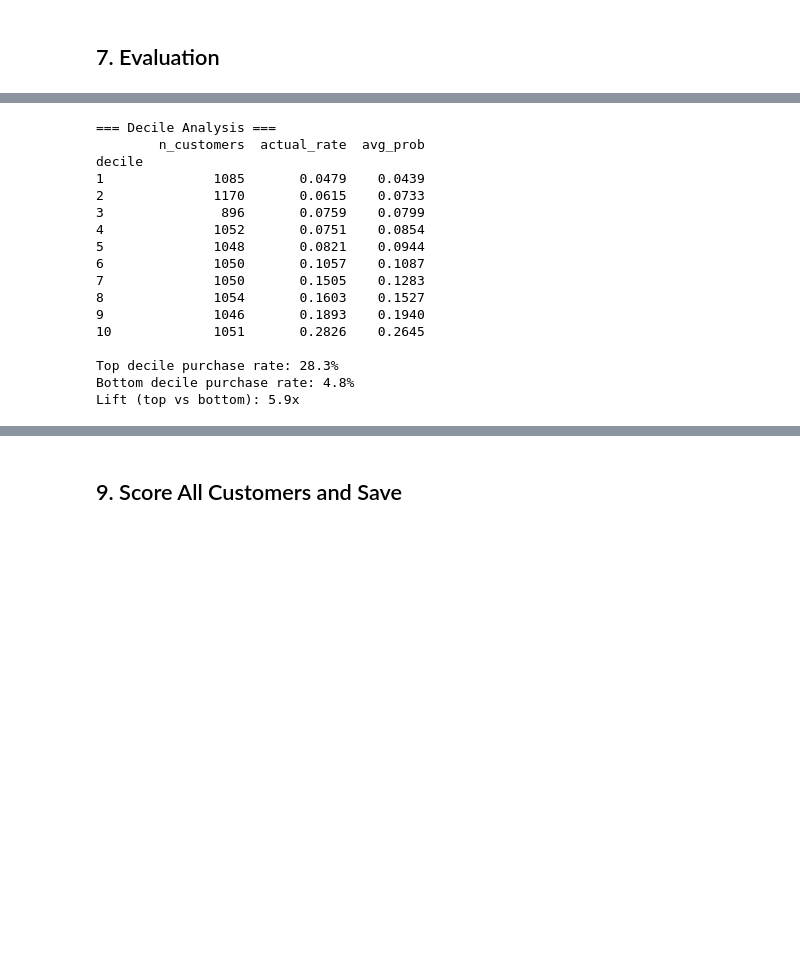
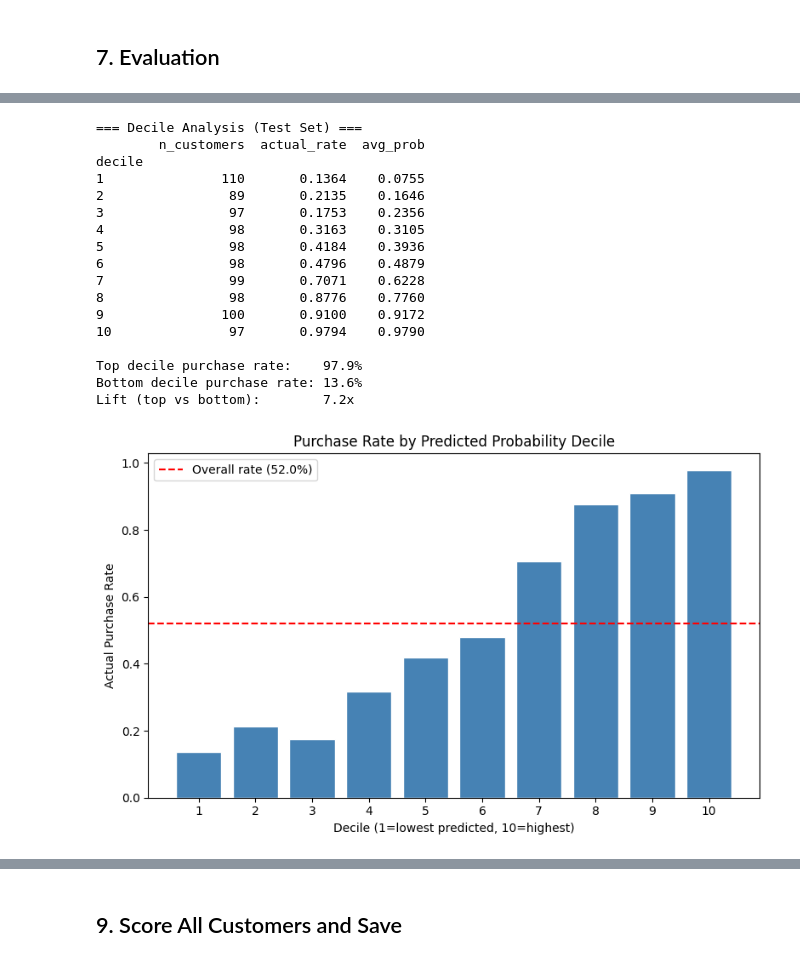
Before and after one commit to dsyhub/customer-lifetime-value-prediction, a Jupyter notebook: notebooks/02_purchase_propensity.ipynb, the cells around one changed output, grey strips where cells are left out. Saved outputs shown, nothing was run; the diff lists cells and outputs as text; code cells hidden in the pictures; blank space fills up the shorter version.

```diff
--- a/notebooks/02_purchase_propensity.ipynb
+++ b/notebooks/02_purchase_propensity.ipynb
@@ -312,34 +354,47 @@ plt.show()
 # %%
 # Decile analysis: bin customers by predicted probability, show actual purchase rate
 test_df = pd.DataFrame({'y_true': y_test.values, 'y_prob': y_prob})
 test_df['decile'] = pd.qcut(test_df['y_prob'], 10, labels=False, duplicates='drop') + 1
 
 decile_stats = test_df.groupby('decile').agg(
-    n_customers  = ('y_true', 'count'),
-    actual_rate  = ('y_true', 'mean'),
-    avg_prob     = ('y_prob', 'mean'),
+    n_customers=('y_true', 'count'),
+    actual_rate=('y_true', 'mean'),
+    avg_prob=('y_prob', 'mean'),
 ).round(4)
 
-print("=== Decile Analysis ===")
+print("=== Decile Analysis (Test Set) ===")
 print(decile_stats.to_string())
-print(f"\nTop decile purchase rate: {decile_stats.iloc[-1]['actual_rate']:.1%}")
+print(f"\nTop decile purchase rate:    {decile_stats.iloc[-1]['actual_rate']:.1%}")
 print(f"Bottom decile purchase rate: {decile_stats.iloc[0]['actual_rate']:.1%}")
-print(f"Lift (top vs bottom): {decile_stats.iloc[-1]['actual_rate'] / max(decile_stats.iloc[0]['actual_rate'], 0.001):.1f}x")
+print(f"Lift (top vs bottom):        {decile_stats.iloc[-1]['actual_rate'] / max(decile_stats.iloc[0]['actual_rate'], 0.001):.1f}x")
+
+# Decile bar chart
+fig, ax = plt.subplots(figsize=(8, 5))
+ax.bar(decile_stats.index, decile_stats['actual_rate'], color='steelblue', edgecolor='white')
+ax.axhline(y=baseline, color='red', linestyle='--', label=f'Overall rate ({baseline:.1%})')
+ax.set_xlabel('Decile (1=lowest predicted, 10=highest)')
+ax.set_ylabel('Actual Purchase Rate')
+ax.set_title('Purchase Rate by Predicted Probability Decile')
+ax.set_xticks(decile_stats.index)
+ax.legend()
+plt.tight_layout()
+plt.show()
 # %% [output]
-=== Decile Analysis ===
+=== Decile Analysis (Test Set) ===
         n_customers  actual_rate  avg_prob
 decile
-1              1085       0.0479    0.0439
-2              1170       0.0615    0.0733
-3               896       0.0759    0.0799
-4              1052       0.0751    0.0854
-5              1048       0.0821    0.0944
-6              1050       0.1057    0.1087
-7              1050       0.1505    0.1283
-8              1054       0.1603    0.1527
-9              1046       0.1893    0.1940
-10             1051       0.2826    0.2645
+1               110       0.1364    0.0755
+2                89       0.2135    0.1646
+3                97       0.1753    0.2356
+4                98       0.3163    0.3105
+5                98       0.4184    0.3936
+6                98       0.4796    0.4879
+7                99       0.7071    0.6228
+8                98       0.8776    0.7760
+9               100       0.9100    0.9172
+10               97       0.9794    0.9790
 
-Top decile purchase rate: 28.3%
-Bottom decile purchase rate: 4.8%
-Lift (top vs bottom): 5.9x
+Top decile purchase rate:    97.9%
+Bottom decile purchase rate: 13.6%
+Lift (top vs bottom):        7.2x
+[figure, added]
```
Also changed, not shown: parts of 39 cells of this notebook, 9 other files.
